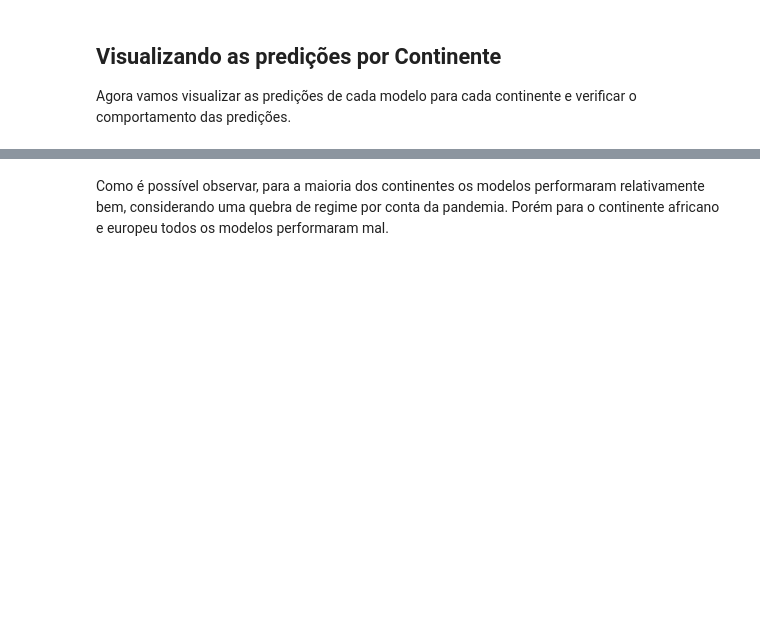
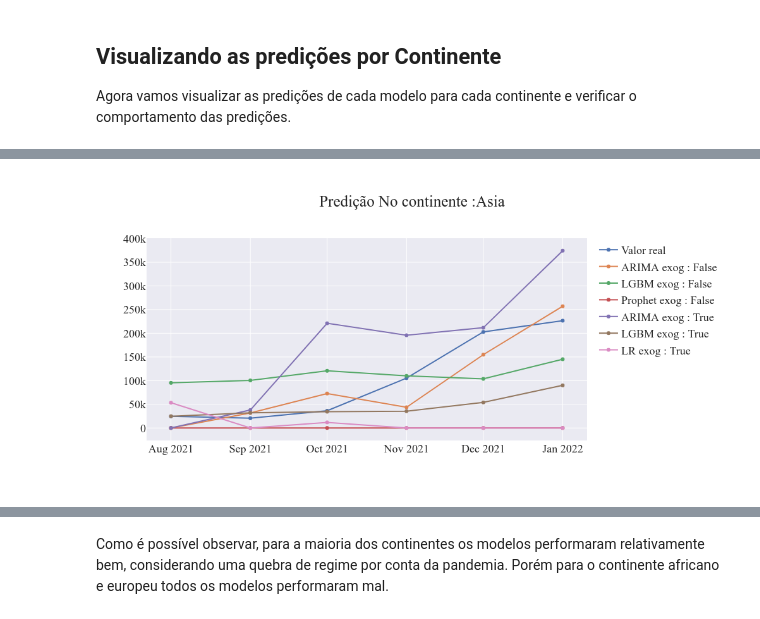
Before and after one commit to rodgdutra/Case-Australian-passengers-time-series, a Jupyter notebook: case_time_series_pred_test_render.ipynb, the cells around one changed output, grey strips where cells are left out. Cells and saved outputs as stored; diff of their text form; code cells hidden in the pictures; blank space fills up the shorter version.

```diff
--- a/case_time_series_pred_test_render.ipynb
+++ b/case_time_series_pred_test_render.ipynb
@@ -1127,0 +1161,4 @@ Agora vamos visualizar as predições de cada modelo para cada continente e veri
+# %%
+plot_pred_continent(metric_df.loc[metric_df['Continent'] == 'Asia'], 'Asia')
+# %% [output]
+[figure, added]
```
Also changed, not shown: parts of 6 cells of this notebook.
